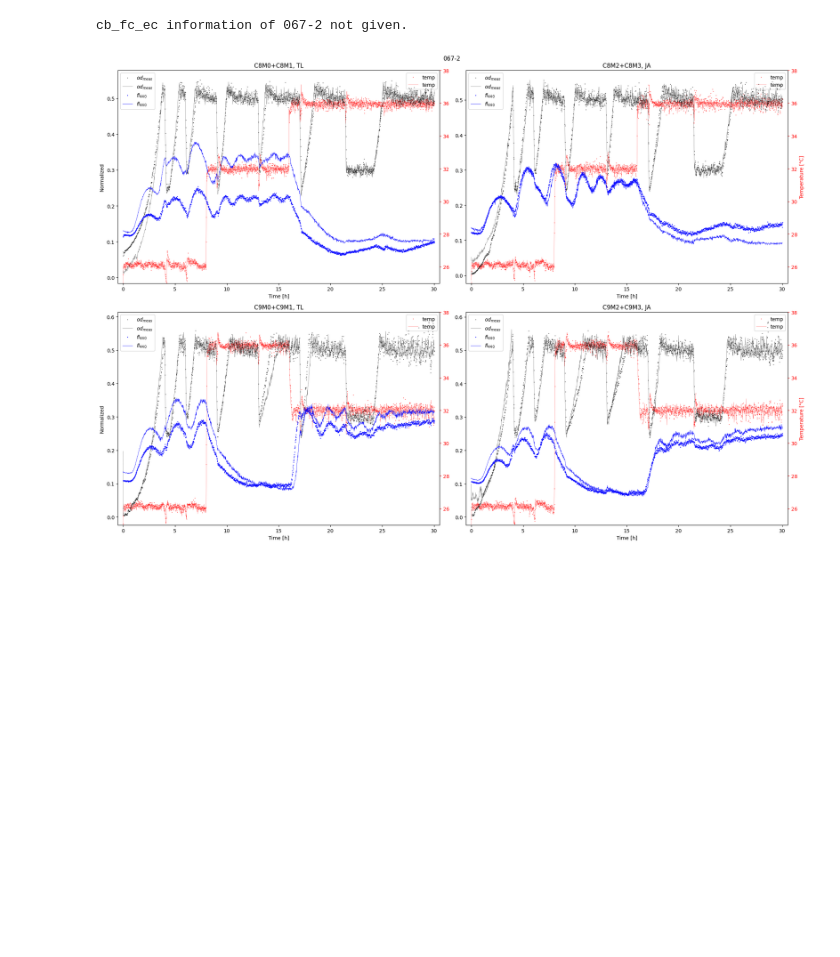
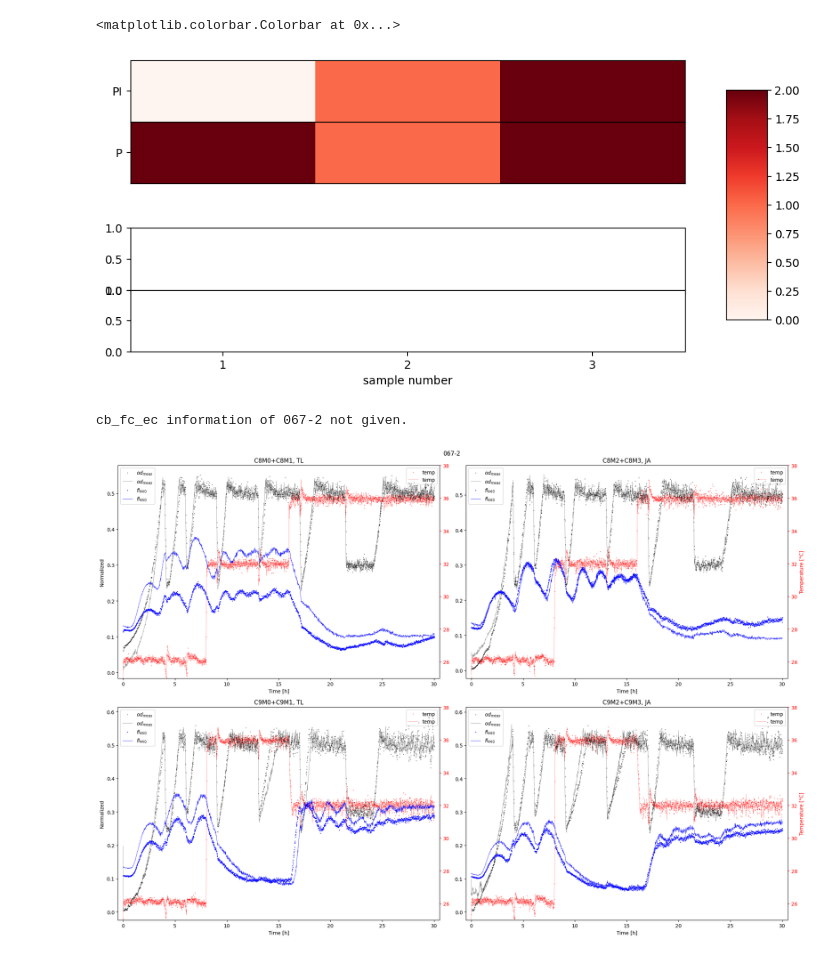
Before and after one commit to Janmorlock/PopEst, a Jupyter notebook: ScrapScript.ipynb, the cells around one changed output. Drawn from its saved outputs; the diff is of its cells as text; code cells hidden in the pictures; blank space fills up the shorter version.

```diff
--- a/ScrapScript.ipynb
+++ b/ScrapScript.ipynb
@@ -5,0 +1,34 @@ from scipy.optimize import fsolve
+# %%
+import matplotlib.pyplot as plt
+import numpy as np
+
+# fig = plt.figure()
+fig = plt.figure(figsize=(10, 4))
+subfigs = fig.subfigures(2, 1, hspace=0.05)
+
+gs = subfigs[0].add_gridspec(2, hspace=0)
+axsLeft = gs.subplots(sharex=True)
+im = axsLeft[0].imshow([[0,1,2]], cmap='Reds', aspect='auto', vmin = 0, vmax = 2)
+im = axsLeft[1].imshow([[2,1,2]], cmap='Reds', aspect='auto', vmin = 0, vmax = 2)
+# axsLeft[1].tick_params(axis='x', label=False)
+axsLeft[1].set_xticks([])
+axsLeft[0].set_yticks([0], labels=['PI'])
+axsLeft[1].set_yticks([0], labels=['P'])
+for ax in axsLeft:
+    ax.label_outer()
+
+gsr = subfigs[1].add_gridspec(2, hspace=0)
+axsRight = gsr.subplots()
+axsRight[1].set_xticks([0,3])
+axsRight[1].set_xticks(np.arange(0.5,3.5), labels=np.arange(1,4))
+# axsRight[1].setp(axsRight[1].get_xticklabels(), ha="right")
+for ax in axsRight:
+    ax.label_outer()
+
+fig.subplots_adjust(right=0.8)
+cbar_ax = fig.add_axes([0.85, 0.15, 0.05, 0.7])
+axsRight[1].set_xlabel('sample number')
+fig.colorbar(im, cax=cbar_ax)
+# %% [output]
+<matplotlib.colorbar.Colorbar at 0x...>
+[figure, added]
```
Also changed, not shown: parts of 2 cells of this notebook, 9 other files.
